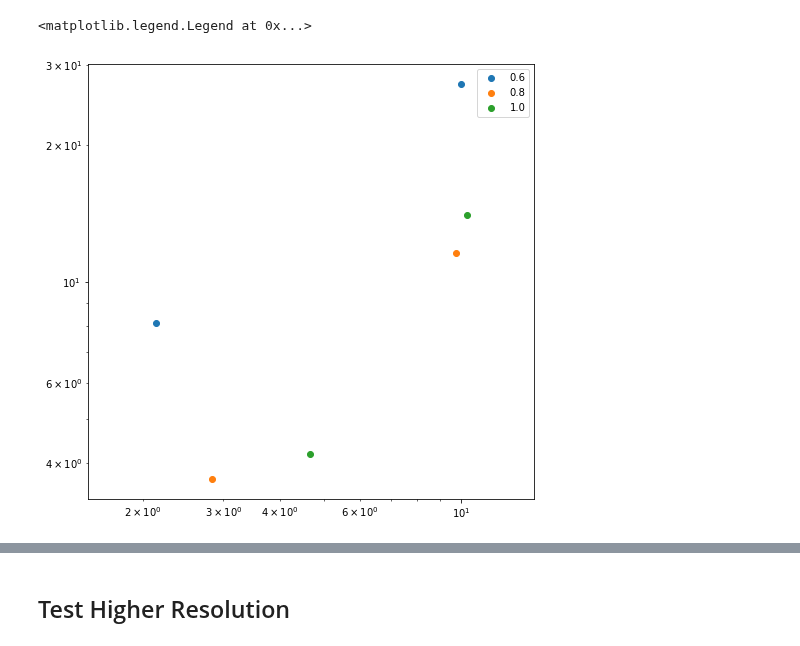
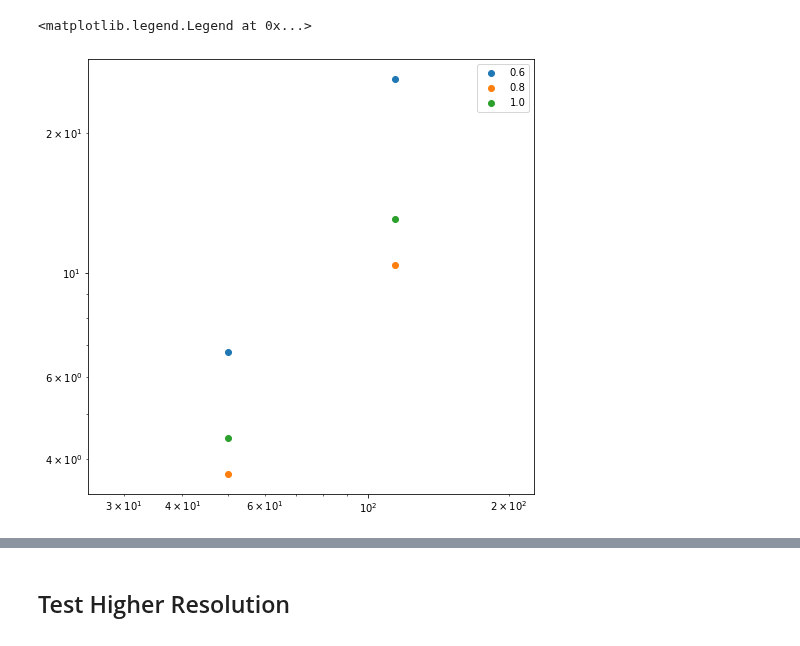
Before and after one commit to slowdivePTG/ASASSN-14ko, a Jupyter notebook: YT_Visualization/dmdt.ipynb, the cells around one changed output, grey strips where cells are left out. Drawn from its saved outputs; the diff is of its cells as text; code cells hidden in the pictures.

```diff
--- a/YT_Visualization/dmdt.ipynb
+++ b/YT_Visualization/dmdt.ipynb
@@ -220,20 +160,19 @@ ax.legend()
 # %%
 plt.figure(figsize=(8, 8))
-for tde, beta in zip(
-    [[P50_b0_6_chk_0100_50, P110_b0_6_chk_0100_114],
-     [P50_b0_8_chk_0080_50, P110_b0_8_chk_0080_114],
-     [P50_b1_chk_0060_50, P110_b1_chk_0060_114]
-    ],
-    [0.6, 0.8, 1.0, 'jamie']):
-    plt.scatter([i.efolding_rise for i in tde], [i.efolding_fall for i in tde],
+for tde, beta in zip([[P50_b0_6_chk_0100_50, P110_b0_6_chk_0100_114],
+                      [P50_b0_8_chk_0080_50, P110_b0_8_chk_0080_114],
+                      [P50_b1_chk_0060_50, P110_b1_chk_0060_114]],
+                     [0.6, 0.8, 1.0, 'jamie']):
+    plt.scatter([i.Period for i in tde],
+                [i.efolding_fall for i in tde],
                 label=beta)
 plt.xscale('log')
 plt.yscale('log')
 plt.axis('equal')
 plt.legend()
 # %% [output]
 <matplotlib.legend.Legend at 0x...>
-[figure, old version]
+[figure, new version]
 # %%
 f, ax = plt.subplots(figsize=(12, 6))
 
```
Also changed, not shown: parts of 11 cells of this notebook, 1 other file.
